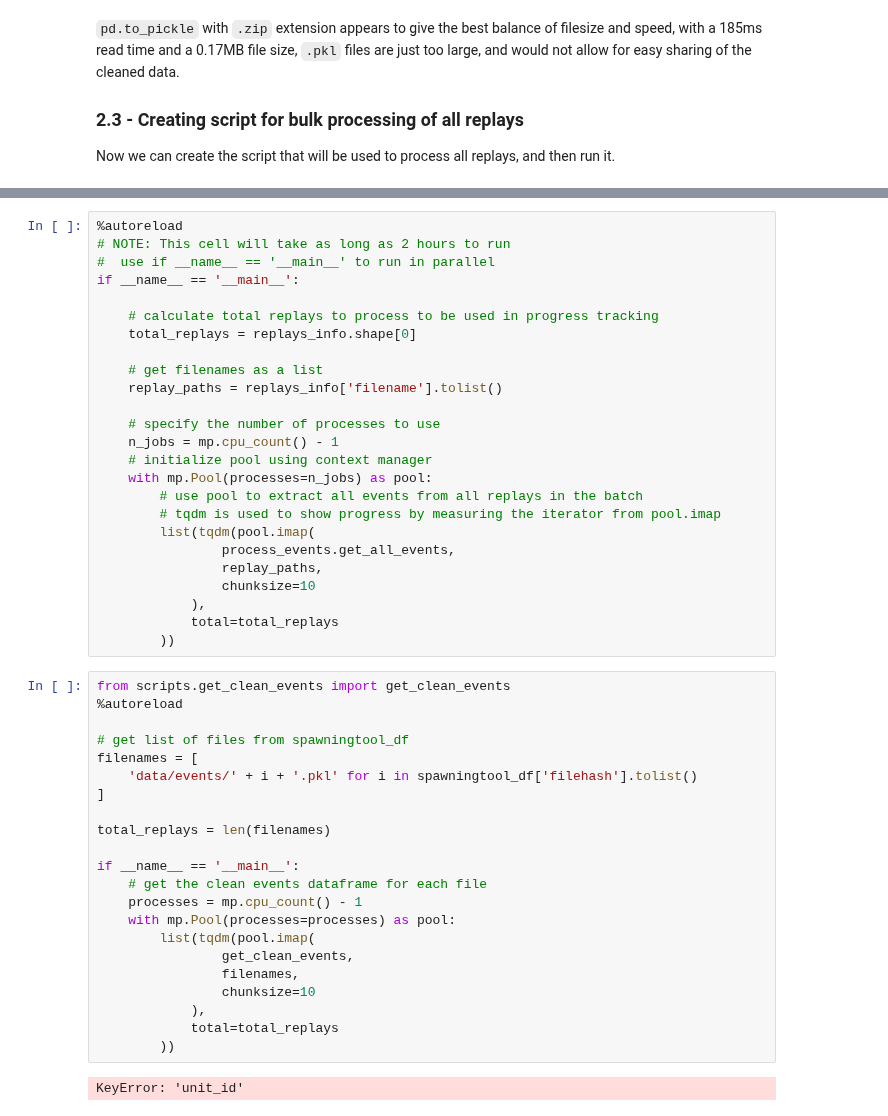
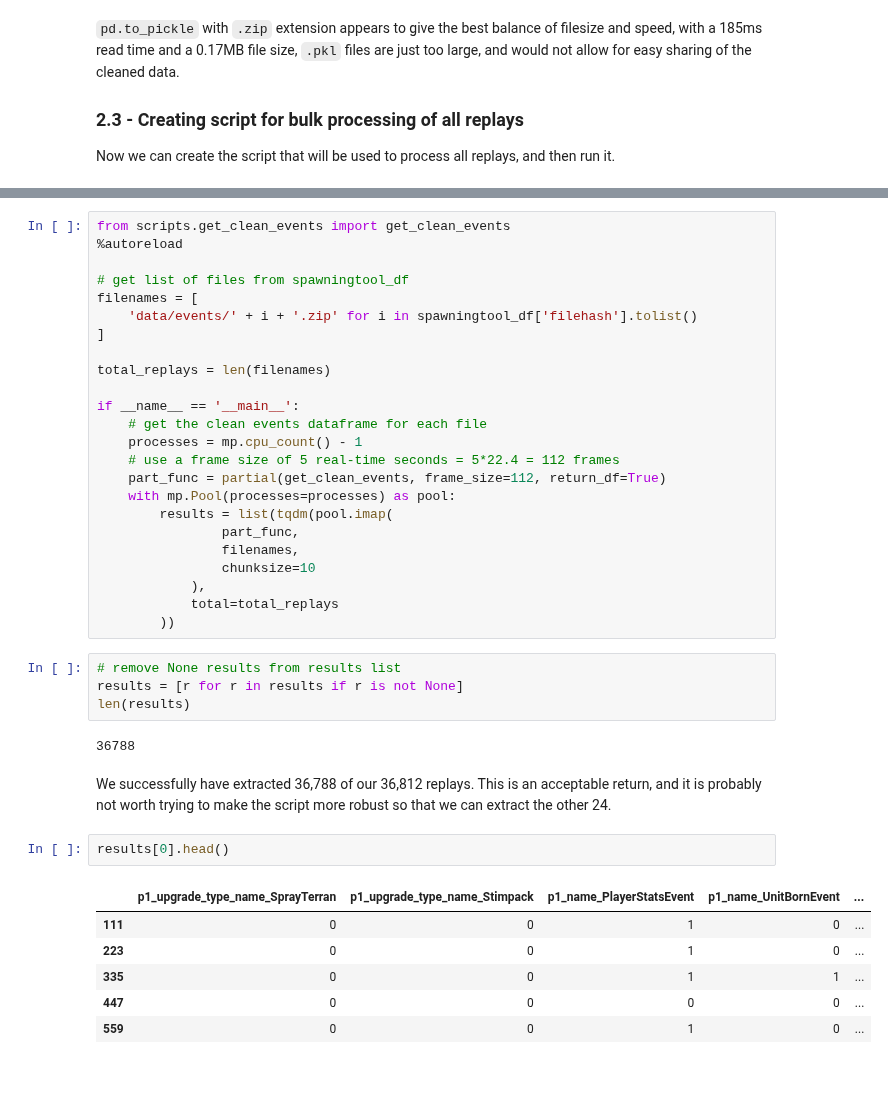
Before and after one commit to jared-a-lloyd/sc2-modeling, a Jupyter notebook: Notebook 1 - Data Collection.ipynb, the cells around one changed output, grey strips where cells are left out. Cells and saved outputs as stored; diff of their text form; blank space fills up the shorter version.

```diff
--- a/Notebook 1 - Data Collection.ipynb
+++ b/Notebook 1 - Data Collection.ipynb
@@ -3353,38 +3419,13 @@ def get_clean_events(
         return event_df
 # %% [output]
 Overwriting scripts/get_clean_events.py
-# %%
-%autoreload
-# NOTE: This cell will take as long as 2 hours to run
-#  use if __name__ == '__main__' to run in parallel
-if __name__ == '__main__':
-
-    # calculate total replays to process to be used in progress tracking
-    total_replays = replays_info.shape[0]
-
-    # get filenames as a list
-    replay_paths = replays_info['filename'].tolist()
-
-    # specify the number of processes to use
-    n_jobs = mp.cpu_count() - 1
-    # initialize pool using context manager
-    with mp.Pool(processes=n_jobs) as pool:
-        # use pool to extract all events from all replays in the batch
-        # tqdm is used to show progress by measuring the iterator from pool.imap
-        list(tqdm(pool.imap(
-                process_events.get_all_events,
-                replay_paths,
-                chunksize=10
-            ),
-            total=total_replays
-        ))
 # %%
 from scripts.get_clean_events import get_clean_events
 %autoreload
 
 # get list of files from spawningtool_df
 filenames = [
-    'data/events/' + i + '.pkl' for i in spawningtool_df['filehash'].tolist()
+    'data/events/' + i + '.zip' for i in spawningtool_df['filehash'].tolist()
 ]
 
 total_replays = len(filenames)
@@ -3392,13 +3433,30 @@ total_replays = len(filenames)
 if __name__ == '__main__':
     # get the clean events dataframe for each file
     processes = mp.cpu_count() - 1
+    # use a frame size of 5 real-time seconds = 5*22.4 = 112 frames
+    part_func = partial(get_clean_events, frame_size=112, return_df=True)
     with mp.Pool(processes=processes) as pool:
-        list(tqdm(pool.imap(
-                get_clean_events,
+        results = list(tqdm(pool.imap(
+                part_func,
                 filenames,
                 chunksize=10
             ),
             total=total_replays
         ))
-# %% [output]
-KeyError: 'unit_id'
+# %%
+# remove None results from results list
+results = [r for r in results if r is not None]
+len(results)
+# %% [output]
+36788
+# %% [markdown]
+We successfully have extracted 36,788 of our 36,812 replays. This is an acceptable return, and it is probably not worth trying to make the script more robust so that we can extract the other 24.
+# %%
+results[0].head()
+# %% [output]
+|  | p1_upgrade_type_name_SprayTerran | p1_upgrade_type_name_Stimpack | p1_name_PlayerStatsEvent | p1_name_UnitBornEvent | ... |
+| 111 | 0 | 0 | 1 | 0 | ... |
+| 223 | 0 | 0 | 1 | 0 | ... |
+| 335 | 0 | 0 | 1 | 1 | ... |
+| 447 | 0 | 0 | 0 | 0 | ... |
+| 559 | 0 | 0 | 1 | 0 | ... |
```
Also changed, not shown: parts of 19 cells of this notebook, 7 other files.
